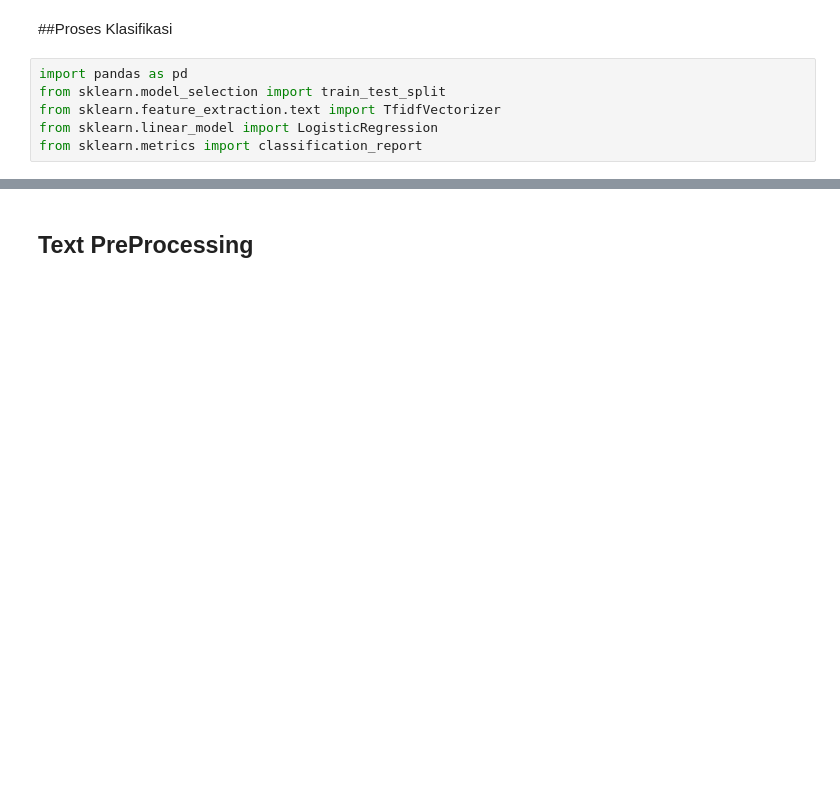
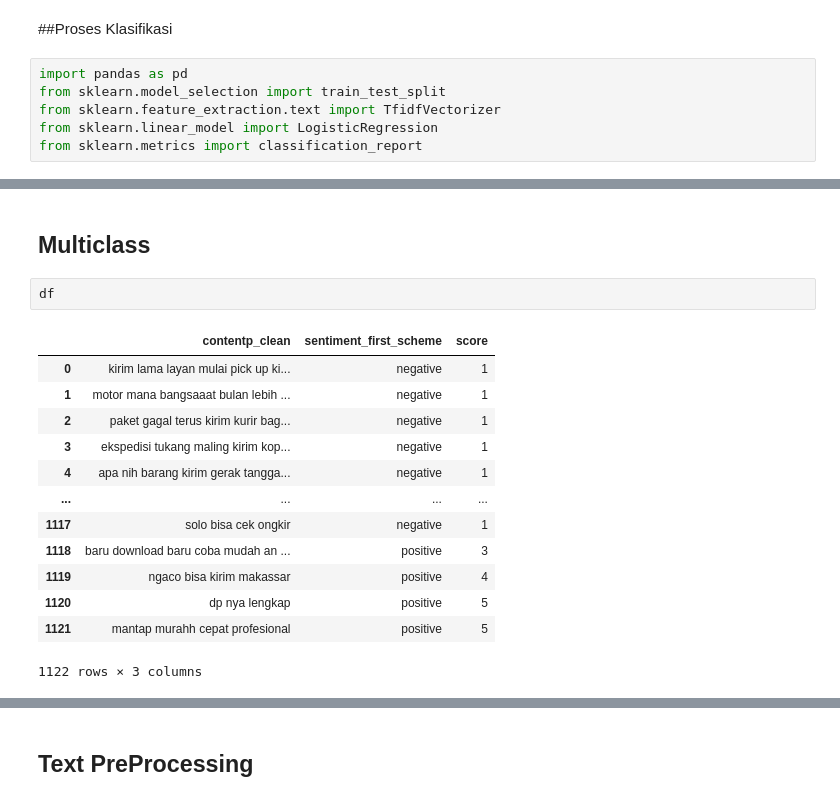
Before and after one commit to MuzniZakiRiyadi/Text_Analysis, a Jupyter notebook: UAS_TEXT_ANALYSIS_MUZNI_ZAKI_RIYADI_2008108010027.ipynb, the cells around one changed output, grey strips where cells are left out. Cells and saved outputs as stored; diff of their text form; blank space fills up the shorter version.

```diff
--- a/UAS_TEXT_ANALYSIS_MUZNI_ZAKI_RIYADI_2008108010027.ipynb
+++ b/UAS_TEXT_ANALYSIS_MUZNI_ZAKI_RIYADI_2008108010027.ipynb
@@ -203,0 +337,18 @@ KeyError: ignored
+# %% [markdown]
+## Multiclass
+# %%
+df
+# %% [output]
+|  | contentp_clean | sentiment_first_scheme | score |
+| 0 | kirim lama layan mulai pick up ki... | negative | 1 |
+| 1 | motor mana bangsaaat bulan lebih ... | negative | 1 |
+| 2 | paket gagal terus kirim kurir bag... | negative | 1 |
+| 3 | ekspedisi tukang maling kirim kop... | negative | 1 |
+| 4 | apa nih barang kirim gerak tangga... | negative | 1 |
+| ... | ... | ... | ... |
+| 1117 | solo bisa cek ongkir | negative | 1 |
+| 1118 | baru download baru coba mudah an ... | positive | 3 |
+| 1119 | ngaco bisa kirim makassar | positive | 4 |
+| 1120 | dp nya lengkap | positive | 5 |
+| 1121 | mantap murahh cepat profesional | positive | 5 |
+1122 rows × 3 columns
```
Also changed, not shown: parts of 26 cells of this notebook.
